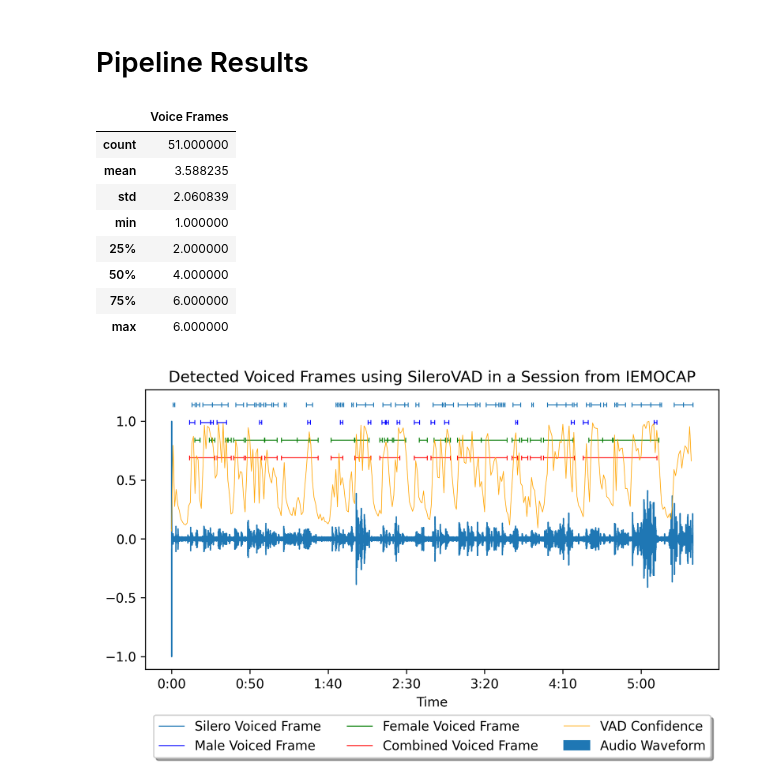
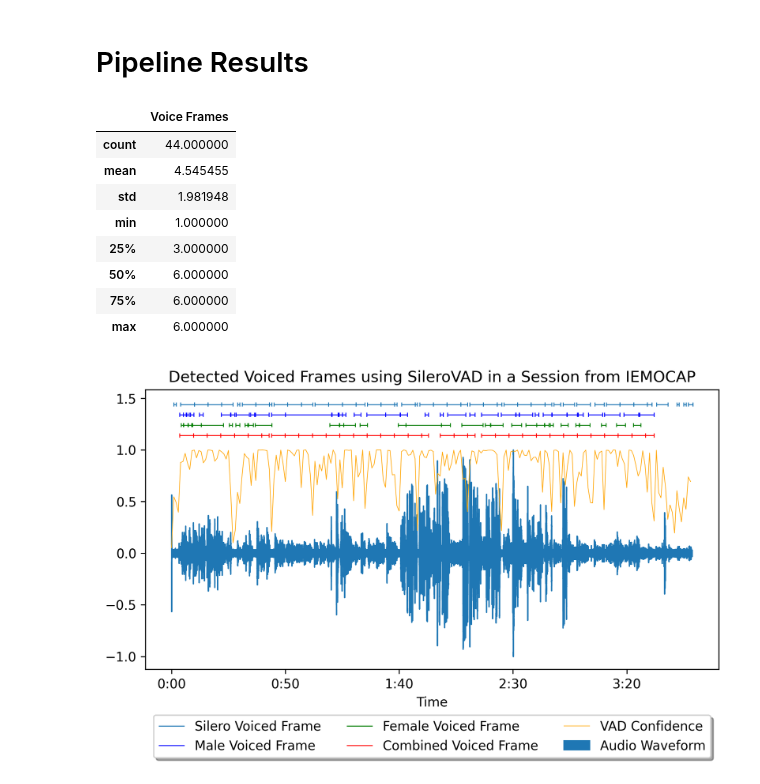
Before and after one commit to MarioCSilva/Speech_Emotion_Recognition_Thesis, a Jupyter notebook: iemocap/pipeline/1_pipeline.ipynb, the cells around one changed output. Saved outputs shown, nothing was run; the diff lists cells and outputs as text; code cells hidden in the pictures.

```diff
--- a/iemocap/pipeline/1_pipeline.ipynb
+++ b/iemocap/pipeline/1_pipeline.ipynb
@@ -20,10 +24,9 @@ plt.rcParams['figure.dpi'] = 300
 # %% [markdown]
 # Loading File from IEMOCAP
 # %%
-audio_file_test = AUDIO_DIR+'/Session1/dialog/wav/Ses01F_impro06.wav'
+audio_file_test = AUDIO_DIR+'/Session1/dialog/wav/Ses01F_impro05.wav'
 y, sr = librosa.load(audio_file_test, sr=16000)
 y_to_print = preprocessing.minmax_scale(y, feature_range=(-1, 1))
 librosa.display.waveshow(y_to_print, sr=sr)
-print(f"Sample Rate: {sr} Hz")
 plt.show()
 # %% [output]
@@ -33,7 +35,8 @@ Sample Rate: 16000 Hz
 all_voiced_frames = []
 male_voiced_frames = []
 female_voiced_frames = []
-with open(AUDIO_DIR+'/Session1/dialog/EmoEvaluation/Ses01F_impro06.txt') as emotions_test_file:
+seg_emot = []
+with open(AUDIO_DIR+'/Session1/dialog/EmoEvaluation/Ses01F_impro05.txt') as emotions_test_file:
     for line in emotions_test_file:
         if line[0] == '[':
             args = line.split()
@@ -42,6 +45,8 @@ with open(AUDIO_DIR+'/Session1/dialog/EmoEvaluation/Ses01F_impro06.txt') as emot
             else:
                 female_voiced_frames.append((float(args[0][1:]), float(args[2][:-1])))
             all_voiced_frames.append((float(args[0][1:]), float(args[2][:-1])))
+            seg_emot.append(args[4])
+seg_emot = [x if x != 'exc' else 'hap' for x in seg_emot]
 all_voiced_frames.sort(key=lambda x: x[0])
 # %%
 # These have both female and male actors speech times
@@ -87,7 +92,7 @@ y_len = np.max(y_to_print) * 0.02
 y_space = np.max(y_to_print) * 0.1
 upper_y, middle_y, lower_y = np.max(y_to_print)+ y_space + y_len*3, np.max(y_to_print)+ y_space + y_len*2, np.max(y_to_print)+ y_space + y_len
 
-upper_y, middle_y, lower_y = upper_y, middle_y, lower_y
+upper_y, middle_y, lower_y = upper_y + 0.2, middle_y + 0.2, lower_y + 0.2
 start, end = male_voiced_frames[0]
 plt.hlines(y=middle_y, xmin=start, xmax=end, linewidth=.7, color='blue', label="Male Voiced Frame")
 plt.vlines(start, color='blue', linewidth=.7, ymin=upper_y, ymax=lower_y)
@@ -97,7 +102,7 @@ for start, end in male_voiced_frames[1:]:
     plt.vlines(start, color='blue', linewidth=.7, ymin=upper_y, ymax=lower_y)
     plt.vlines(end, color='blue', linewidth=.7, ymin=upper_y, ymax=lower_y)
 
-upper_y, middle_y, lower_y = upper_y - 0.15, middle_y - 0.15, lower_y - 0.15
+upper_y, middle_y, lower_y = upper_y - 0.1, middle_y - 0.1, lower_y - 0.1
 start, end = female_voiced_frames[0]
 plt.hlines(y=middle_y, xmin=start, xmax=end, linewidth=.7, color='green', label="Female Voiced Frame")
 plt.vlines(start, color='green', linewidth=.7, ymin=upper_y, ymax=lower_y)
@@ -107,7 +112,7 @@ for start, end in female_voiced_frames[1:]:
     plt.vlines(start, color='green', linewidth=.7, ymin=upper_y, ymax=lower_y)
     plt.vlines(end, color='green', linewidth=.7, ymin=upper_y, ymax=lower_y)
 
-upper_y, middle_y, lower_y = upper_y - 0.15, middle_y - 0.15, lower_y - 0.15
+upper_y, middle_y, lower_y = upper_y - 0.1, middle_y - 0.1, lower_y - 0.1
 start, end = processed_combined_voiced_frames[0]
 plt.hlines(y=middle_y, xmin=start, xmax=end, linewidth=.7, color='red', label="Combined Voiced Frame")
 plt.vlines(start, color='red', linewidth=.7, ymin=upper_y, ymax=lower_y)
@@ -151,13 +156,14 @@ def normalize_audio(y, sr):
         y = librosa.resample(y, sr, 16000)
     if NO_CHANNELS != 1:
         y = librosa.to_mono(y)
-    return y
+    return torch.from_numpy(y)
 
 vad_model, _ = torch.hub.load(
     repo_or_dir='snakers4/silero-vad',
     model='silero_vad',
     force_reload=False
 )
+classifier_model = SERClassifier(traditional_ser=False, stratified=True)
 
 FORMAT=np.int32
 SAMPLE_RATE=16000
@@ -169,13 +175,14 @@ STEP = 1
 
 silero_voiced_frames = []
 silero_confidences = []
+pred_seg_emot = []
 current_y, prev_start, prev_end = None, None, None
 for start in np.arange(0, librosa.get_duration(y=y, sr=SAMPLE_RATE), STEP):
     wav = read_wav_part_from_local(audio_file_test, SAMPLE_RATE, start, STEP)
     wav = process_bytes(wav, FORMAT)
     wav = normalize_audio(wav, SAMPLE_RATE)
 
-    confidence = vad_model(torch.from_numpy(wav), SAMPLE_RATE).item()
+    confidence = vad_model(wav, SAMPLE_RATE).item()
     silero_confidences.append(confidence)
 
     end = start + STEP
@@ -187,15 +194,18 @@ for start in np.arange(0, librosa.get_duration(y=y, sr=SAMPLE_RATE), STEP):
             current_y = np.append(current_y, wav)
             prev_end = end
             if (end - prev_start) >= MAX_DURATION:
+                pred_seg_emot.append(classifier_model.predict_segment(current_y))
                 silero_voiced_frames.append((prev_start, prev_end))
                 prev_start, prev_end, current_y = None, None, None
     elif prev_end:
         if (prev_end - prev_start) >= MIN_DURATION:
+            pred_seg_emot.append(classifier_model.predict_segment(current_y))
             silero_voiced_frames.append((prev_start, prev_end))
         prev_start, prev_end, current_y = None, None, None
 
 if (len(silero_voiced_frames) and silero_voiced_frames[-1] != (prev_start, prev_end) and prev_end) or ((not len(silero_voiced_frames)) and prev_end):
     if (prev_end - prev_start) > MIN_DURATION:
+        pred_seg_emot.append(classifier_model.predict_segment(current_y))
         silero_voiced_frames.append((prev_start, prev_end))
 # %% [output]
 Using cache found in C:\Users\Chico/.cache\torch\hub\snakers4_silero-vad_master
@@ -205,12 +215,12 @@ Using cache found in C:\Users\Chico/.cache\torch\hub\snakers4_silero-vad_master
 pd.DataFrame([y - x for x,y in silero_voiced_frames], columns=['Voice Frames']).describe()
 # %% [output]
 |  | Voice Frames |
-| count | 51.000000 |
-| mean | 3.588235 |
-| std | 2.060839 |
+| count | 44.000000 |
+| mean | 4.545455 |
+| std | 1.981948 |
 | min | 1.000000 |
-| 25% | 2.000000 |
-| 50% | 4.000000 |
+| 25% | 3.000000 |
+| 50% | 6.000000 |
 | 75% | 6.000000 |
 | max | 6.000000 |
 # %%
@@ -221,7 +231,7 @@ y_len = np.max(y_to_print) * 0.02
 y_space = np.max(y_to_print) * 0.1
 upper_y, middle_y, lower_y = np.max(y_to_print)+ y_space + y_len*3, np.max(y_to_print)+ y_space + y_len*2, np.max(y_to_print)+ y_space + y_len
 
-upper_y, middle_y, lower_y = upper_y, middle_y, lower_y
+upper_y, middle_y, lower_y = upper_y + 0.3, middle_y + 0.3, lower_y + 0.3
 start, end = silero_voiced_frames[0]
 plt.hlines(y=middle_y, xmin=start, xmax=end, linewidth=.7, color='tab:blue', label="Silero Voiced Frame")
 plt.vlines(start, color='tab:blue', linewidth=.7, ymin=upper_y, ymax=lower_y)
@@ -232,45 +242,45 @@ for start, end in silero_voiced_frames[1:]:
     plt.vlines(end, color='tab:blue', linewidth=.7, ymin=upper_y, ymax=lower_y)
 
 
-upper_y, middle_y, lower_y = upper_y - 0.15, middle_y - 0.15, lower_y - 0.15
+upper_y, middle_y, lower_y = upper_y - 0.1, middle_y - 0.1, lower_y - 0.1
 start, end = male_voiced_frames[0]
 plt.hlines(y=middle_y, xmin=start, xmax=end, linewidth=.7, color='blue', label="Male Voiced Frame")
 plt.vlines(start, color='blue', linewidth=.7, ymin=upper_y, ymax=lower_y)
 plt.vlines(end, color='blue', linewidth=.7, ymin=upper_y, ymax=lower_y)
 for start, end in male_voiced_frames[1:]:
     plt.hlines(y=middle_y, xmin=start, xmax=end, linewidth=.7, color='blue')
     plt.vlines(start, color='blue', linewidth=.7, ymin=upper_y, ymax=lower_y)
     plt.vlines(end, color='blue', linewidth=.7, ymin=upper_y, ymax=lower_y)
 
-upper_y, middle_y, lower_y = upper_y - 0.15, middle_y - 0.15, lower_y - 0.15
+upper_y, middle_y, lower_y = upper_y - 0.1, middle_y - 0.1, lower_y - 0.1
 start, end = female_voiced_frames[0]
 plt.hlines(y=middle_y, xmin=start, xmax=end, linewidth=.7, color='green', label="Female Voiced Frame")
 plt.vlines(start, color='green', linewidth=.7, ymin=upper_y, ymax=lower_y)
 plt.vlines(end, color='green', linewidth=.7, ymin=upper_y, ymax=lower_y)
 for start, end in female_voiced_frames[1:]:
     plt.hlines(y=middle_y, xmin=start, xmax=end, linewidth=.7, color='green')
     plt.vlines(start, color='green', linewidth=.7, ymin=upper_y, ymax=lower_y)
     plt.vlines(end, color='green', linewidth=.7, ymin=upper_y, ymax=lower_y)
 
-upper_y, middle_y, lower_y = upper_y - 0.15, middle_y - 0.15, lower_y - 0.15
-start, end = combined_voiced_frames[0]
+upper_y, middle_y, lower_y = upper_y - 0.1, middle_y - 0.1, lower_y - 0.1
+start, end = processed_combined_voiced_frames[0]
 plt.hlines(y=middle_y, xmin=start, xmax=end, linewidth=.7, color='red', label="Combined Voiced Frame")
 plt.vlines(start, color='red', linewidth=.7, ymin=upper_y, ymax=lower_y)
 plt.vlines(end, color='red', linewidth=.7, ymin=upper_y, ymax=lower_y)
-for start, end in combined_voiced_frames[1:]:
+for start, end in processed_combined_voiced_frames[1:]:
     plt.hlines(y=middle_y, xmin=start, xmax=end, linewidth=.7, color='red')
     plt.vlines(start, color='red', linewidth=.7, ymin=upper_y, ymax=lower_y)
     plt.vlines(end, color='red', linewidth=.7, ymin=upper_y, ymax=lower_y)
 
 plt.plot(silero_confidences, label="VAD Confidence", color="orange", linewidth=0.5)
 
 librosa.display.waveshow(y_to_print, sr=sr, label="Audio Waveform")
 
 plt.legend(loc='lower center', bbox_to_anchor=(.5, -.34),
         ncol=3, fancybox=True, shadow=True)
 plt.show()
 # %% [output]
-[figure, old version]
+[figure, new version]
 # %%
 segment_no = 5
 Audio(y[int(silero_voiced_frames[segment_no][0]*sr):int(silero_voiced_frames[segment_no][1]*sr)], sr)
```
Also changed, not shown: parts of 13 cells of this notebook, 13 other files.
